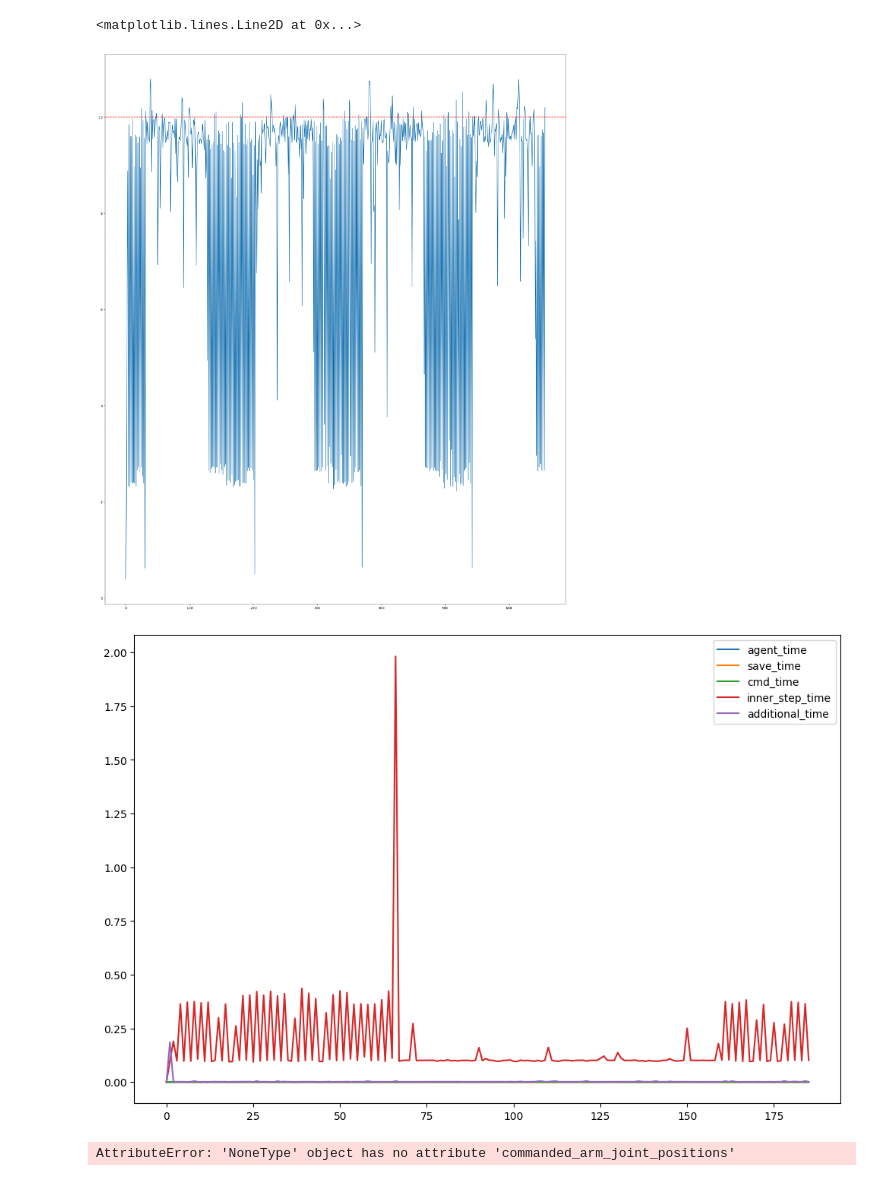
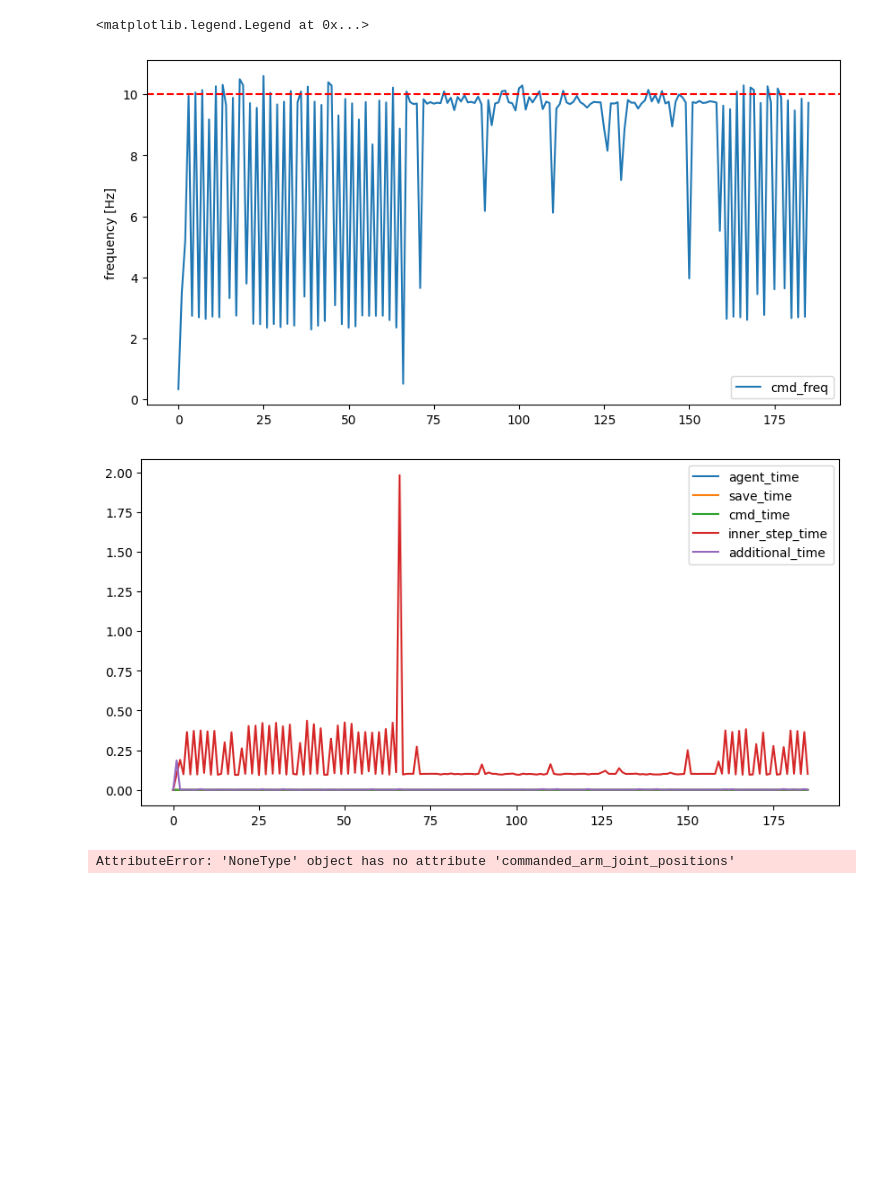
Before and after one commit to benjirer/active-learning-dynamics, a Jupyter notebook: data_analysis/transitions_analysis.ipynb, the cells around one changed output. Drawn from its saved outputs; the diff is of its cells as text; code cells hidden in the pictures; blank space fills up the shorter version.

```diff
--- a/data_analysis/transitions_analysis.ipynb
+++ b/data_analysis/transitions_analysis.ipynb
@@ -96,33 +87,34 @@ for i in range(6):
 # %%
 # plot delta_t of states
 
+# parse data
 delta_ts = [s.delta_t for s in states]
 delta_ts = np.array(delta_ts)
 
-fig, axs = plt.subplots(1, 1, figsize=(25, 10))
-axs.plot(1/-delta_ts, label="delta_t")
+# plot
+fig, axs = plt.subplots(1, 1, figsize=(10, 5))
+axs.plot(1/-delta_ts, label="cmd_freq")
 # plot line at 0.1=1/cmd_freq where cmd_freq=10Hz
 axs.axhline(y=10, color='r', linestyle='--')
+axs.set_ylabel("frequency [Hz]")
+plt.legend()
 # %% [output]
-<matplotlib.lines.Line2D at 0x...>
+<matplotlib.legend.Legend at 0x...>
-[figure, old version]
+[figure, new version]
 # %%
 # plot time data
+
+# parse data
 time_data = data.data_buffers[0].times
-agent_time = [t.agent_time for t in time_data]
-agent_time = np.array(agent_time)
-step_time = [t.step_time for t in time_data]
-step_time = np.array(step_time)
-save_time = [t.save_time for t in time_data]
-save_time = np.array(save_time)
-cmd_time = [t.cmd_time for t in time_data]
-cmd_time = np.array(cmd_time)
-inner_step_time = [t.inner_step_time for t in time_data]
-inner_step_time = np.array(inner_step_time)
-additional_time = [t.additional_time for t in time_data]
-additional_time = np.array(additional_time)
+agent_time = np.array([t.agent_time for t in time_data])
+step_time = np.array([t.step_time for t in time_data])
+save_time = np.array([t.save_time for t in time_data])
+cmd_time = np.array([t.cmd_time for t in time_data])
+inner_step_time = np.array([t.inner_step_time for t in time_data])
+additional_time = np.array([t.additional_time for t in time_data])
 
-fig = plt.figure(figsize=(12, 8))
+# plot
+fig = plt.figure(figsize=(10, 5))
 plt.plot(agent_time, label="agent_time")
 # plt.plot(step_time, label="step_time")
 plt.plot(save_time, label="save_time")
@@ -133,5 +125,5 @@ plt.legend()
 
 plt.show()
 # %% [output]
-[figure, old version]
+[figure, new version]
 # %%
```
Also changed, not shown: parts of 6 cells of this notebook, 5 other files.
